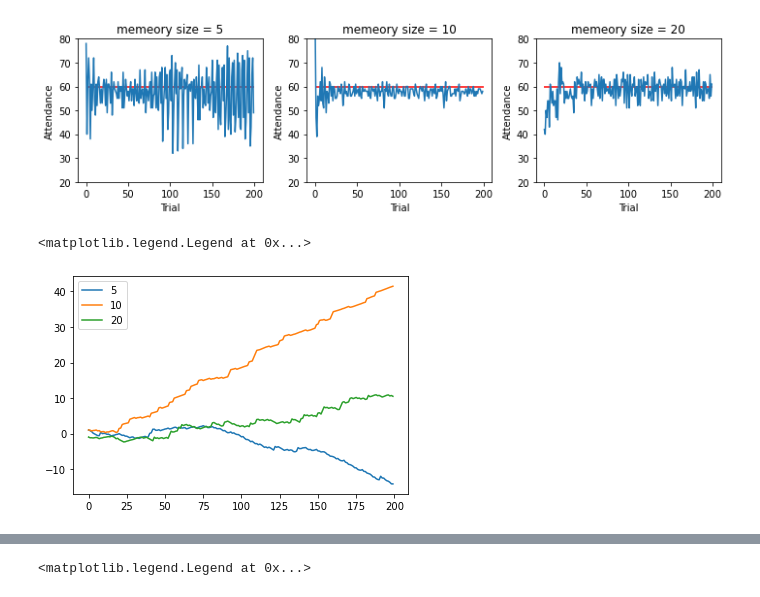
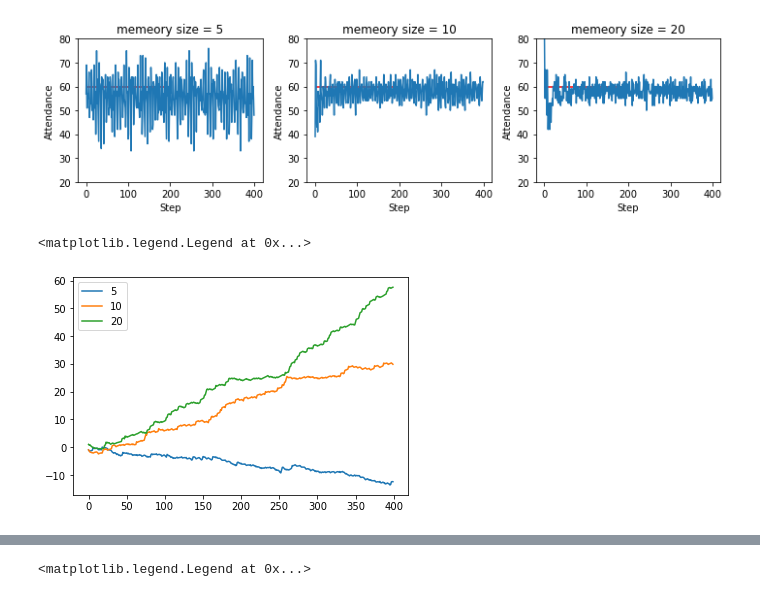
Before and after one commit to projectmesa/mesa, a Jupyter notebook: examples/el_farol/el_farol/el_farol.ipynb, the cells around one changed output, grey strips where cells are left out. Saved outputs shown, nothing was run; the diff lists cells and outputs as text; code cells hidden in the pictures.

```diff
--- a/examples/el_farol/el_farol/el_farol.ipynb
+++ b/examples/el_farol/el_farol/el_farol.ipynb
@@ -5,7 +5,6 @@ from mesa import Model
 from mesa.time import RandomActivation
 import numpy as np
 from queue import Queue
-
 
 class ElFarolBar(Model):
     def __init__(self, crowdthreshold=60,num_strategies=10,memory_size = 10,width = 100,height = 100,N=100):
@@ -21,7 +20,7 @@ class ElFarolBar(Model):
             self.schedule.add(a)
         self.datacollector = DataCollector(
             model_reporters ={'Customers':"attendance"},
-            agent_reporters={"Utility": "utility"})
+            agent_reporters={"Utility": "utility","Attendance":"attend"})
 
     def step(self):
         self.datacollector.collect(self)
@@ -81,25 +80,27 @@ class BarCustomer(Agent):
 # %%
 models = [ElFarolBar(N=100,crowdthreshold=60,memory_size=m) for m in [5,10,20]]
 for model in models:
-    for i in range(200):
+    for i in range(400):
         model.step()
 # %%
+import matplotlib.pyplot as plt
 n =60
 plt.figure(figsize = (10,3))
 ms = [5,10,20]
 for idx in range(3):
     model = models[idx]
     plt.subplot(1,3,idx+1)
     df = model.datacollector.get_model_vars_dataframe()
     plt.plot(df['Customers'])
-    plt.xlabel('Trial')
+    plt.xlabel('Step')
     plt.ylabel('Attendance')
     plt.ylim([20,80])
     plt.title('memeory size = '+str(ms[idx]))
     plt.hlines(n,0,200,'r')
     plt.tight_layout()
+plt.savefig('memorysize.png',dpi = 300)
 # %% [output]
-[figure, old version]
+[figure, new version]
 # %%
 for idx in range(len(ms)):
     model = models[idx]
@@ -108,4 +109,4 @@ for idx in range(len(ms)):
 plt.legend()
 # %% [output]
 <matplotlib.legend.Legend at 0x...>
-[figure, old version]
+[figure, new version]
```
Also changed, not shown: parts of 17 cells of this notebook.
